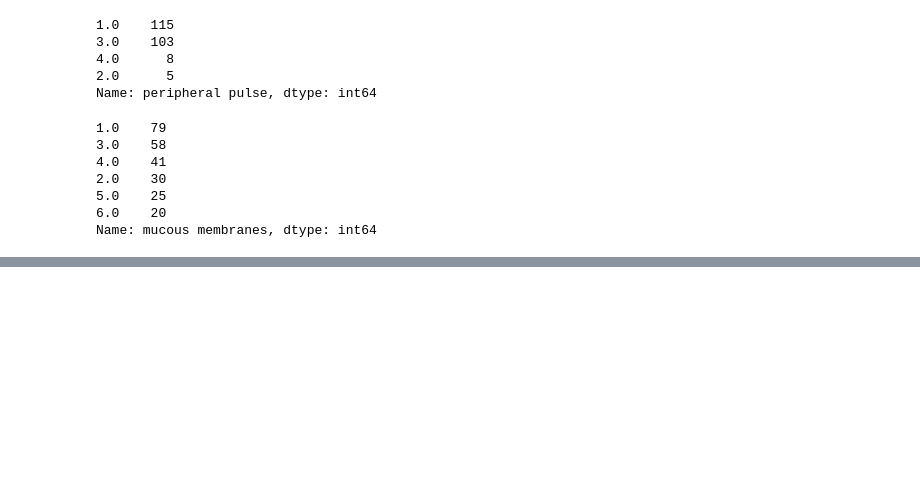
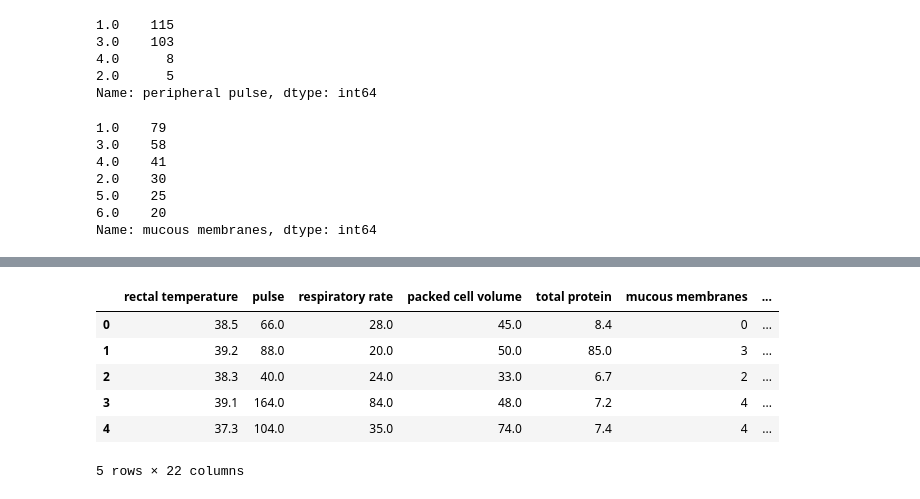
Before and after one commit to kuna728/horse-colic-ml, a Jupyter notebook: horse-colic.ipynb, the cells around one changed output, grey strips where cells are left out. Cells and saved outputs as stored; diff of their text form; code cells hidden in the pictures; blank space fills up the shorter version.

```diff
--- a/horse-colic.ipynb
+++ b/horse-colic.ipynb
@@ -67,8 +68,11 @@ Rows with missing values in outcome column definitely should be dropped, because
 # %%
 import pandas as pd
 
-horse_colic_train = pd.read_csv("./data/horse-colic.data", sep=' ', na_values='?', header=None, names=COLUMN_NAMES)
-horse_colic_test = pd.read_csv("./data/horse-colic.test", sep=' ', na_values='?', header=None, names=COLUMN_NAMES)
+#prevent information lose with dtype - lesions are encoded with 0s at beginning
+dtype = {'lesion type 1': str, 'lesion type 2': str, 'lesion type 3': str }
+
+horse_colic_train = pd.read_csv("./data/horse-colic.data", sep=' ', na_values='?', header=None, names=COLUMN_NAMES, dtype=dtype)
+horse_colic_test = pd.read_csv("./data/horse-colic.test", sep=' ', na_values='?', header=None, names=COLUMN_NAMES, dtype=dtype)
 horse_colic_train.info() #columns without nulls counted manually
 print(f"not null rows count: {horse_colic_train[horse_colic_train.notnull().all(1)].shape[0]}")
 # %% [output]
@@ -188,0 +556,22 @@ Name: capillary refill time, dtype: int64
+# %%
+lesion_site_values_map = {1: 'gastric', 2: 'sm intestine', 3: 'lg colo',
+                          4: 'lg colon and cecum', 5: 'cecum', 6: 'transverse colon',
+                          7: 'retum/descending colon', 8: 'uterus', 9: 'bladder',
+                          11: 'all intestinal sites'}
+lesion_type_values_map = {1: 'simple', 2: 'strangulation', 3: 'inflammation'}
+lesion_subtype_values_map = {1: 'mechanical', 2: 'paralytic'}
+lesion_spec_code_values_map = {1: 'obturation', 2: 'intrinsic', 3: 'extrinsic',
+                               4: 'adynamic', 5: 'volvulus/torsion', 6: 'intussuption',
+                               7: 'thromboembolic', 8: 'hernia', 9: 'lipoma/slenic incarceration',
+                               10: 'displacement'}
+lesionPipe = Pipeline([
+    ('lesion_transformer', LesionTransformer()),
+    ('det_1', DiscreteEncodingTransformer('lesion site', lesion_site_values_map, target_type='category')),
+    ('det_2', DiscreteEncodingTransformer('lesion type', lesion_type_values_map, target_type='category')),
+    ('det_3', DiscreteEncodingTransformer('lesion subtype', lesion_subtype_values_map, target_type='category')),
+    ('det_4', DiscreteEncodingTransformer('lesion specific code', lesion_spec_code_values_map, target_type='category')),
+])
+
+#lesion
+horse_colic_train_cp = lesionPipe.fit_transform(horse_colic_train_cp)
+horse_colic_train_cp.info()
@@ -188,0 +621,10 @@ Name: capillary refill time, dtype: int64
+# %%
+horse_colic_train_cp.head()
+# %% [output]
+|  | rectal temperature | pulse | respiratory rate | packed cell volume | total protein | mucous membranes | ... |
+| 0 | 38.5 | 66.0 | 28.0 | 45.0 | 8.4 | 0 | ... |
+| 1 | 39.2 | 88.0 | 20.0 | 50.0 | 85.0 | 3 | ... |
+| 2 | 38.3 | 40.0 | 24.0 | 33.0 | 6.7 | 2 | ... |
+| 3 | 39.1 | 164.0 | 84.0 | 48.0 | 7.2 | 4 | ... |
+| 4 | 37.3 | 104.0 | 35.0 | 74.0 | 7.4 | 4 | ... |
+5 rows × 22 columns
```
Also changed, not shown: parts of 40 cells of this notebook, 1 other file.
